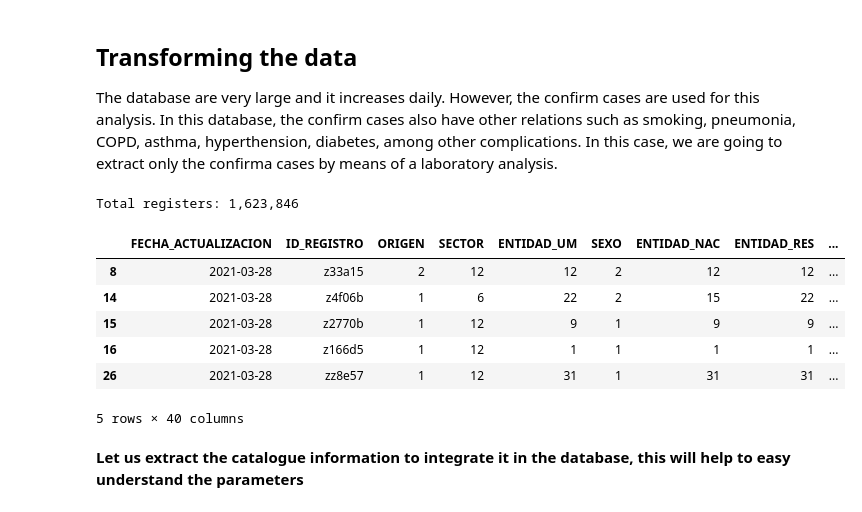
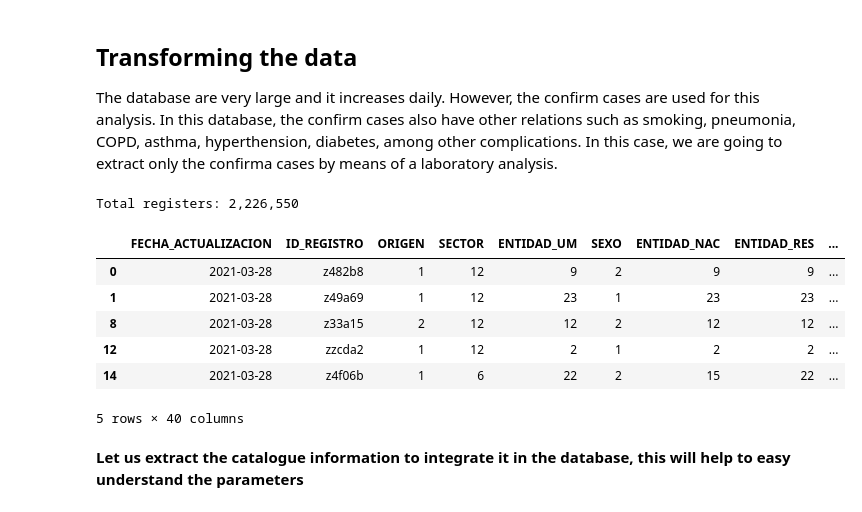
Before and after one commit to cmaroblesg/Data_Visualization_with_Tableau, a Jupyter notebook: M5_Data_Visualization_with_Tableau_Project/Week2/codes/ETL-COVID19_Mexican_Analysis.ipynb, the cells around one changed output. Drawn from its saved outputs; the diff is of its cells as text; code cells hidden in the pictures.

```diff
--- a/M5_Data_Visualization_with_Tableau_Project/Week2/codes/ETL-COVID19_Mexican_Analysis.ipynb
+++ b/M5_Data_Visualization_with_Tableau_Project/Week2/codes/ETL-COVID19_Mexican_Analysis.ipynb
@@ -134,18 +134,19 @@ memory usage: 1.8+ GB
 The database are very large and it increases daily. However, the confirm cases are used for this analysis. In this database, the confirm cases also have other relations such as smoking, pneumonia, COPD, asthma, hyperthension, diabetes, among other complications. In this case, we are going to extract only the confirma cases by means of a laboratory analysis.
 # %%
 # Get positive COVID 19 infected people
-data = db.loc[(db['RESULTADO_LAB']==1)]
+#data = db.loc[(db['RESULTADO_LAB']==1)]
+data = db.loc[db['CLASIFICACION_FINAL'].isin([1,2,3])]
 start_number = len(data)
 print('Total registers: {:,.0f}'.format(len(data)))
 data.head()
 # %% [output]
-Total registers: 1,623,846
+Total registers: 2,226,550
 |  | FECHA_ACTUALIZACION | ID_REGISTRO | ORIGEN | SECTOR | ENTIDAD_UM | SEXO | ENTIDAD_NAC | ENTIDAD_RES | ... |
+| 0 | 2021-03-28 | z482b8 | 1 | 12 | 9 | 2 | 9 | 9 | ... |
+| 1 | 2021-03-28 | z49a69 | 1 | 12 | 23 | 1 | 23 | 23 | ... |
 | 8 | 2021-03-28 | z33a15 | 2 | 12 | 12 | 2 | 12 | 12 | ... |
+| 12 | 2021-03-28 | zzcda2 | 1 | 12 | 2 | 1 | 2 | 2 | ... |
 | 14 | 2021-03-28 | z4f06b | 1 | 6 | 22 | 2 | 15 | 22 | ... |
-| 15 | 2021-03-28 | z2770b | 1 | 12 | 9 | 1 | 9 | 9 | ... |
-| 16 | 2021-03-28 | z166d5 | 1 | 12 | 1 | 1 | 1 | 1 | ... |
-| 26 | 2021-03-28 | zz8e57 | 1 | 12 | 31 | 1 | 31 | 31 | ... |
 5 rows × 40 columns
 # %% [markdown]
 **Let us extract the catalogue information to integrate it in the database, this will help to easy understand the parameters**
```
Also changed, not shown: parts of 36 cells of this notebook, 1 other file.
